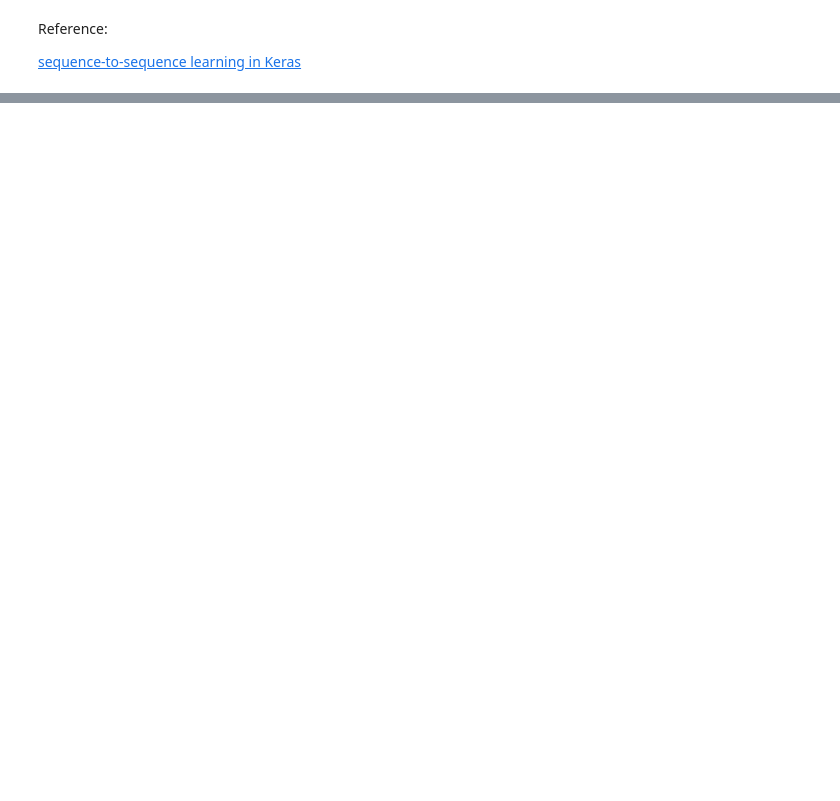
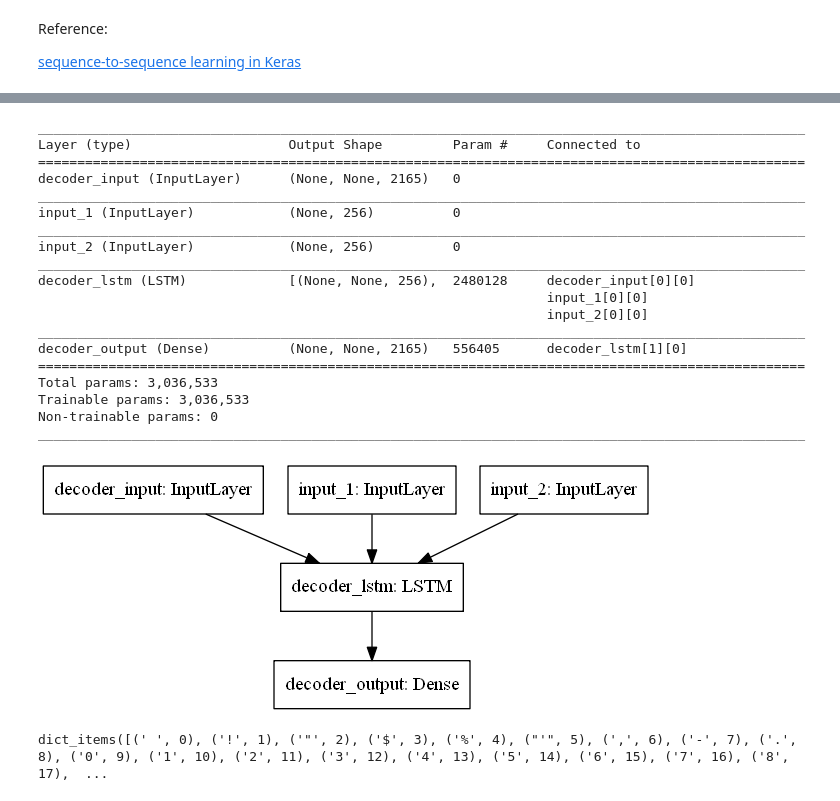
Before and after one commit to jojosimida/keras-practice, a Jupyter notebook: 1.8-seq2seq-introduction/1.8-seq2seq-introduction.ipynb, the cells around one changed output, grey strips where cells are left out. Drawn from its saved outputs; the diff is of its cells as text; code cells hidden in the pictures; blank space fills up the shorter version.

```diff
--- a/1.8-seq2seq-introduction/1.8-seq2seq-introduction.ipynb
+++ b/1.8-seq2seq-introduction/1.8-seq2seq-introduction.ipynb
@@ -661,0 +677,29 @@ Reference:
+# %%
+plot_model(decoder_model, to_file='decoder_model.png')
+decoder_model.summary()
+Image('decoder_model.png')
+# %% [output]
+__________________________________________________________________________________________________
+Layer (type)                    Output Shape         Param #     Connected to
+==================================================================================================
+decoder_input (InputLayer)      (None, None, 2165)   0
+__________________________________________________________________________________________________
+input_1 (InputLayer)            (None, 256)          0
+__________________________________________________________________________________________________
+input_2 (InputLayer)            (None, 256)          0
+__________________________________________________________________________________________________
+decoder_lstm (LSTM)             [(None, None, 256),  2480128     decoder_input[0][0]
+                                                                 input_1[0][0]
+                                                                 input_2[0][0]
+__________________________________________________________________________________________________
+decoder_output (Dense)          (None, None, 2165)   556405      decoder_lstm[1][0]
+==================================================================================================
+Total params: 3,036,533
+Trainable params: 3,036,533
+Non-trainable params: 0
+__________________________________________________________________________________________________
+[figure, added]
+# %%
+input_token_index.items()
+# %% [output]
+dict_items([(' ', 0), ('!', 1), ('"', 2), ('$', 3), ('%', 4), ("'", 5), (',', 6), ('-', 7), ('.', 8), ('0', 9), ('1', 10), ('2', 11), ('3', 12), ('4', 13), ('5', 14), ('6', 15), ('7', 16), ('8', 17),  ...
```
Also changed, not shown: parts of 7 cells of this notebook, 2 other files.
